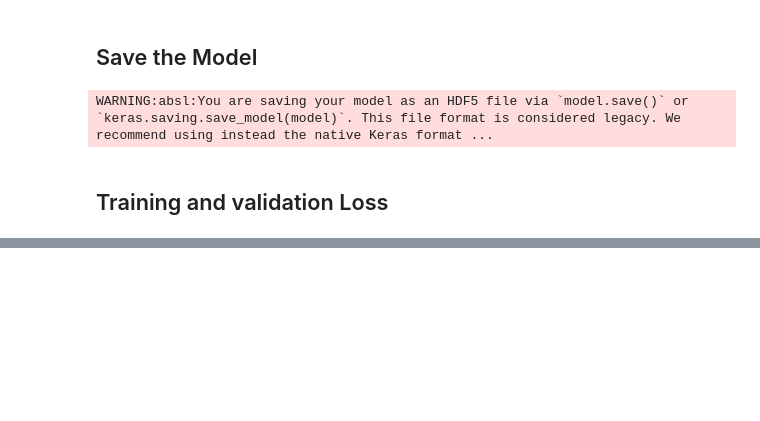
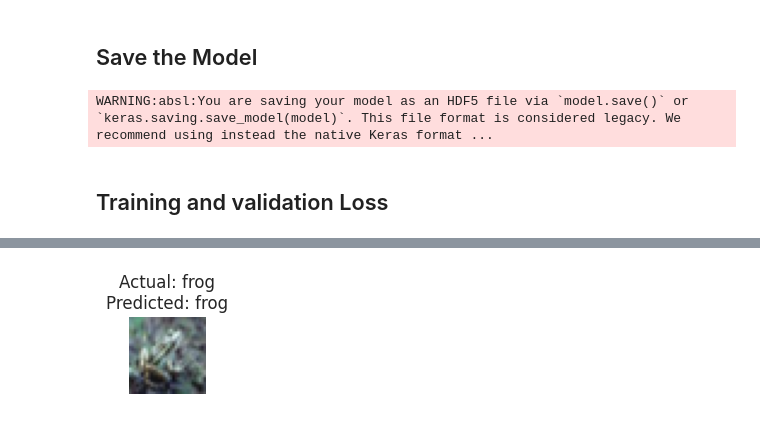
Before and after one commit to Saifullah785/deep-learning-projects, a Jupyter notebook: Project_09_Image_Classification_Using_CIFAR-10_Dataset/Project_09_Image_Classification_Using_CIFAR_10_Dataset.ipynb, the cells around one changed output, grey strips where cells are left out. Cells and saved outputs as stored; diff of their text form; code cells hidden in the pictures; blank space fills up the shorter version.

```diff
--- a/Project_09_Image_Classification_Using_CIFAR-10_Dataset/Project_09_Image_Classification_Using_CIFAR_10_Dataset.ipynb
+++ b/Project_09_Image_Classification_Using_CIFAR-10_Dataset/Project_09_Image_Classification_Using_CIFAR_10_Dataset.ipynb
@@ -214,0 +315,4 @@ plt.show()
+# %%
+# Make another prediction using the defined predict function
+predict()
+# %% [output]
@@ -214,0 +320 @@ plt.show()
+[figure, added]
```
Also changed, not shown: parts of 22 cells of this notebook.
